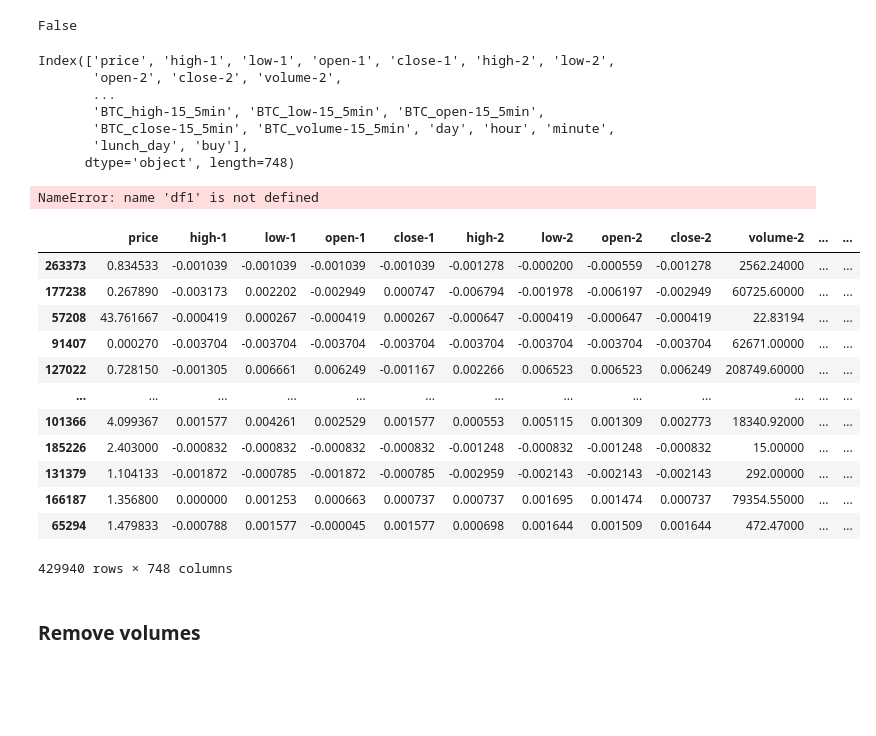
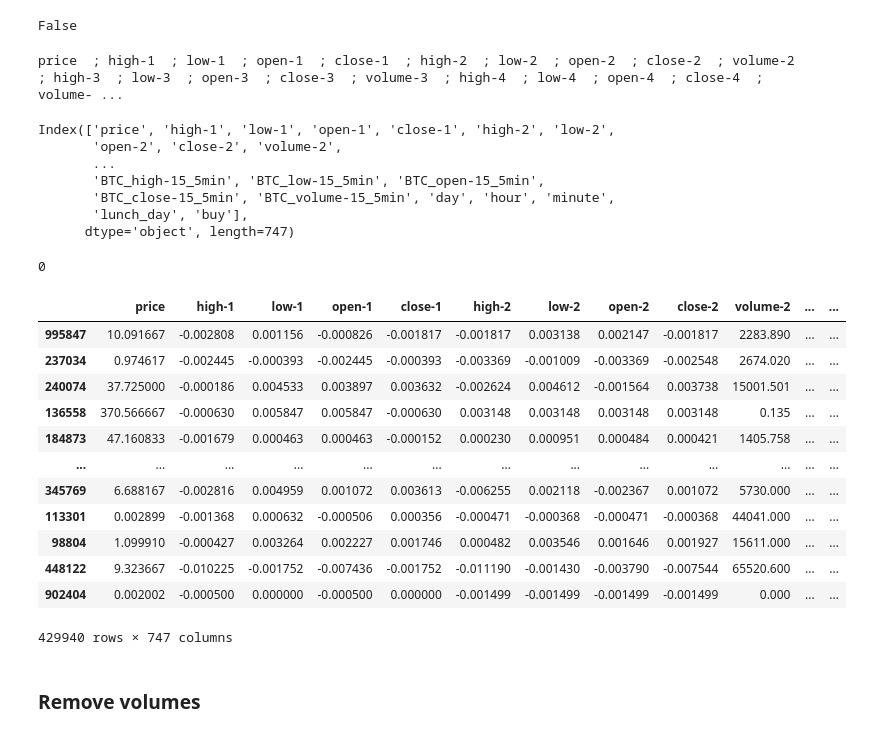
Before and after one commit to AyoubJadouli/Crypto_backtest_tools, a Jupyter notebook: XcryptoAI.ipynb, the cells around one changed output. Saved outputs shown, nothing was run; the diff lists cells and outputs as text; code cells hidden in the pictures; blank space fills up the shorter version.

```diff
--- a/XcryptoAI.ipynb
+++ b/XcryptoAI.ipynb
@@ -63,7 +65,7 @@ def prerr(err):
 # %%
 #MetaData=get_crypto_metadata(Binance_USDT_HALAL)
 MetaData = pd.read_csv("D:\+DATA+\MetaData.csv")
-df = pd.read_csv('D:/+DATA+/allok_w15_nosell.csv',index_col=0)
+df = pd.read_csv('D:/+DATA+/AICryptoBot/allok_w15_nosell.csv',index_col=0)
 # %%
 #df=df.drop(columns="sell")
 #df=df.drop(columns=["Unnamed: 0"])
@@ -120,8 +122,8 @@ df=pd.concat([df1,df0],axis=0)
 del(df1)
 del(df0)
 # %%
-#VolRemover=["volume","volume-1","BTC_volume-1"]
-VolRemover=[]
+VolRemover=["volume","volume-1","BTC_volume","BTC_volume-1"]
+#VolRemover=[]
 for key in df.keys():
     if key.find("volume-1_") != -1 :
         VolRemover.append(key)
@@ -133,6 +135,8 @@ df=df.drop(columns=VolRemover)
 False
 # %%
 for k in df.keys():print(k, end="  ; ")
+# %% [output]
+price  ; high-1  ; low-1  ; open-1  ; close-1  ; high-2  ; low-2  ; open-2  ; close-2  ; volume-2  ; high-3  ; low-3  ; open-3  ; close-3  ; volume-3  ; high-4  ; low-4  ; open-4  ; close-4  ; volume- ...
 # %%
 df.keys()
 # %% [output]
@@ -142,39 +146,45 @@ Index(['price', 'high-1', 'low-1', 'open-1', 'close-1', 'high-2', 'low-2',
        'BTC_high-15_5min', 'BTC_low-15_5min', 'BTC_open-15_5min',
        'BTC_close-15_5min', 'BTC_volume-15_5min', 'day', 'hour', 'minute',
        'lunch_day', 'buy'],
-      dtype='object', length=748)
+      dtype='object', length=747)
 # %%
 df.to_csv("cleaned_w15_50percent_novolume.csv")
 # %%
-try:
-    df=pd.concat([df1,df0],axis=0).drop(columns=['volume-1', 'volume-1','close','BTC_volume-1', 'BTC_volume-1','BTC_volume-1'])
-except:
-    print("df may be clean")
+# try:
+#     df=pd.concat([df1,df0],axis=0).drop(columns=['volume-1', 'volume-1','close','BTC_volume-1', 'BTC_volume-1','BTC_volume-1'])
+# except:
+#     print("df may be clean")
+
+# gc.collect()
 # %%
-del(df1)
-del(df0)
+#del(df1)
+#del(df0)
+gc.collect()
 # %% [output]
-NameError: name 'df1' is not defined
+0
 # %%
 df=df.reindex(np.random.permutation(df.index))
+gc.collect()
 df=df.reindex(np.random.permutation(df.index))
+gc.collect()
 df=df.reindex(np.random.permutation(df.index))
+gc.collect()
 sys.getsizeof(df)/(1024**2)
 df
 # %% [output]
 |  | price | high-1 | low-1 | open-1 | close-1 | high-2 | low-2 | open-2 | close-2 | volume-2 | ... | ... |
-| 263373 | 0.834533 | -0.001039 | -0.001039 | -0.001039 | -0.001039 | -0.001278 | -0.000200 | -0.000559 | -0.001278 | 2562.24000 | ... | ... |
-| 177238 | 0.267890 | -0.003173 | 0.002202 | -0.002949 | 0.000747 | -0.006794 | -0.001978 | -0.006197 | -0.002949 | 60725.60000 | ... | ... |
-| 57208 | 43.761667 | -0.000419 | 0.000267 | -0.000419 | 0.000267 | -0.000647 | -0.000419 | -0.000647 | -0.000419 | 22.83194 | ... | ... |
-| 91407 | 0.000270 | -0.003704 | -0.003704 | -0.003704 | -0.003704 | -0.003704 | -0.003704 | -0.003704 | -0.003704 | 62671.00000 | ... | ... |
-| 127022 | 0.728150 | -0.001305 | 0.006661 | 0.006249 | -0.001167 | 0.002266 | 0.006523 | 0.006523 | 0.006249 | 208749.60000 | ... | ... |
+| 995847 | 10.091667 | -0.002808 | 0.001156 | -0.000826 | -0.001817 | -0.001817 | 0.003138 | 0.002147 | -0.001817 | 2283.890 | ... | ... |
+| 237034 | 0.974617 | -0.002445 | -0.000393 | -0.002445 | -0.000393 | -0.003369 | -0.001009 | -0.003369 | -0.002548 | 2674.020 | ... | ... |
+| 240074 | 37.725000 | -0.000186 | 0.004533 | 0.003897 | 0.003632 | -0.002624 | 0.004612 | -0.001564 | 0.003738 | 15001.501 | ... | ... |
+| 136558 | 370.566667 | -0.000630 | 0.005847 | 0.005847 | -0.000630 | 0.003148 | 0.003148 | 0.003148 | 0.003148 | 0.135 | ... | ... |
+| 184873 | 47.160833 | -0.001679 | 0.000463 | 0.000463 | -0.000152 | 0.000230 | 0.000951 | 0.000484 | 0.000421 | 1405.758 | ... | ... |
 | ... | ... | ... | ... | ... | ... | ... | ... | ... | ... | ... | ... | ... |
-| 101366 | 4.099367 | 0.001577 | 0.004261 | 0.002529 | 0.001577 | 0.000553 | 0.005115 | 0.001309 | 0.002773 | 18340.92000 | ... | ... |
-| 185226 | 2.403000 | -0.000832 | -0.000832 | -0.000832 | -0.000832 | -0.001248 | -0.000832 | -0.001248 | -0.000832 | 15.00000 | ... | ... |
-| 131379 | 1.104133 | -0.001872 | -0.000785 | -0.001872 | -0.000785 | -0.002959 | -0.002143 | -0.002143 | -0.002143 | 292.00000 | ... | ... |
-| 166187 | 1.356800 | 0.000000 | 0.001253 | 0.000663 | 0.000737 | 0.000737 | 0.001695 | 0.001474 | 0.000737 | 79354.55000 | ... | ... |
-| 65294 | 1.479833 | -0.000788 | 0.001577 | -0.000045 | 0.001577 | 0.000698 | 0.001644 | 0.001509 | 0.001644 | 472.47000 | ... | ... |
+| 345769 | 6.688167 | -0.002816 | 0.004959 | 0.001072 | 0.003613 | -0.006255 | 0.002118 | -0.002367 | 0.001072 | 5730.000 | ... | ... |
+| 113301 | 0.002899 | -0.001368 | 0.000632 | -0.000506 | 0.000356 | -0.000471 | -0.000368 | -0.000471 | -0.000368 | 44041.000 | ... | ... |
+| 98804 | 1.099910 | -0.000427 | 0.003264 | 0.002227 | 0.001746 | 0.000482 | 0.003546 | 0.001646 | 0.001927 | 15611.000 | ... | ... |
+| 448122 | 9.323667 | -0.010225 | -0.001752 | -0.007436 | -0.001752 | -0.011190 | -0.001430 | -0.003790 | -0.007544 | 65520.600 | ... | ... |
+| 902404 | 0.002002 | -0.000500 | 0.000000 | -0.000500 | 0.000000 | -0.001499 | -0.001499 | -0.001499 | -0.001499 | 0.000 | ... | ... |
-429940 rows × 748 columns
+429940 rows × 747 columns
 # %% [markdown]
 ### Remove volumes
 # %% [markdown]
```
Also changed, not shown: parts of 18 cells of this notebook, 6 other files.
